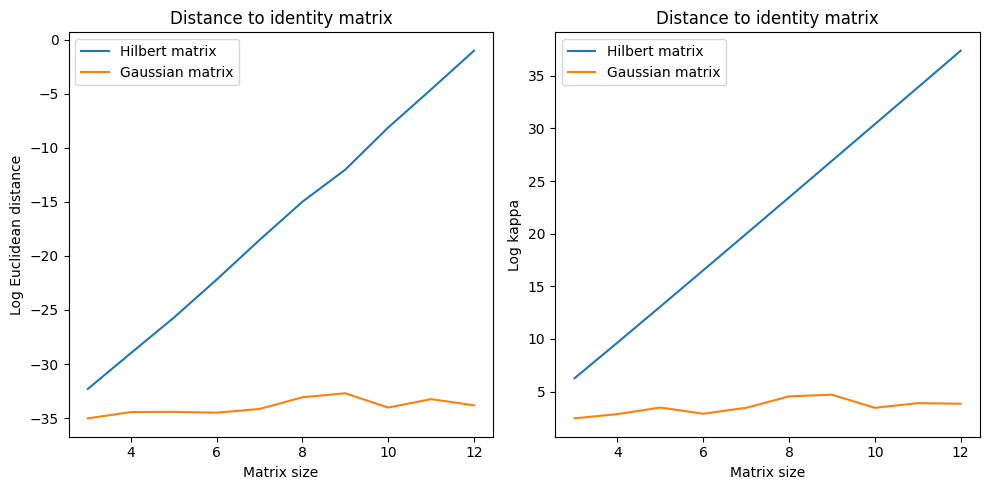
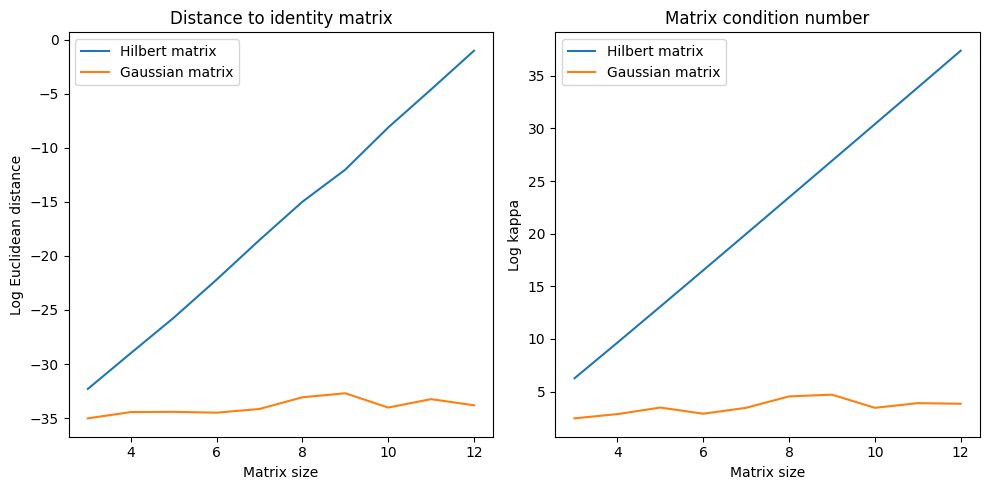
The notebook cell's code change between the first figure and the second:
--- before
+++ after
@@ -2,5 +2,5 @@
 titles = ["Distance to identity matrix", "Matrix condition number"]
 for i, title in enumerate(titles):
-    axes[i].set_title("Distance to identity matrix")
+    axes[i].set_title(title)
     axes[i].plot(size_range, np.log(hilbert_results[i]))
     axes[i].plot(size_range, np.log(gaussian_results[i]))

Commit: Fix graph title